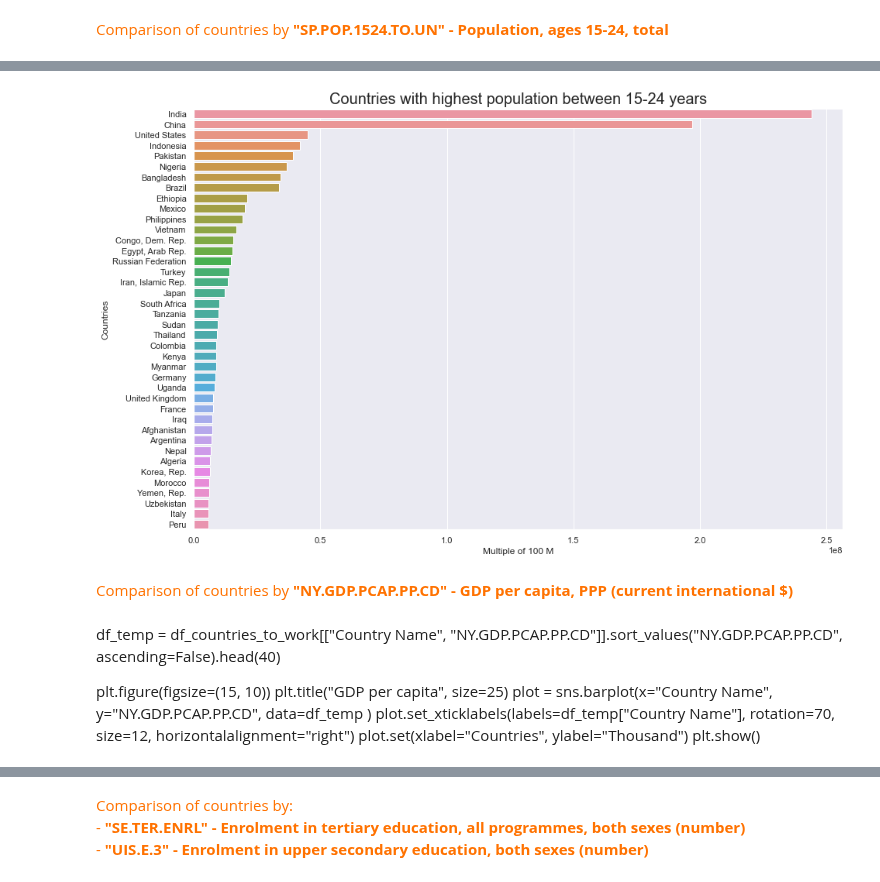
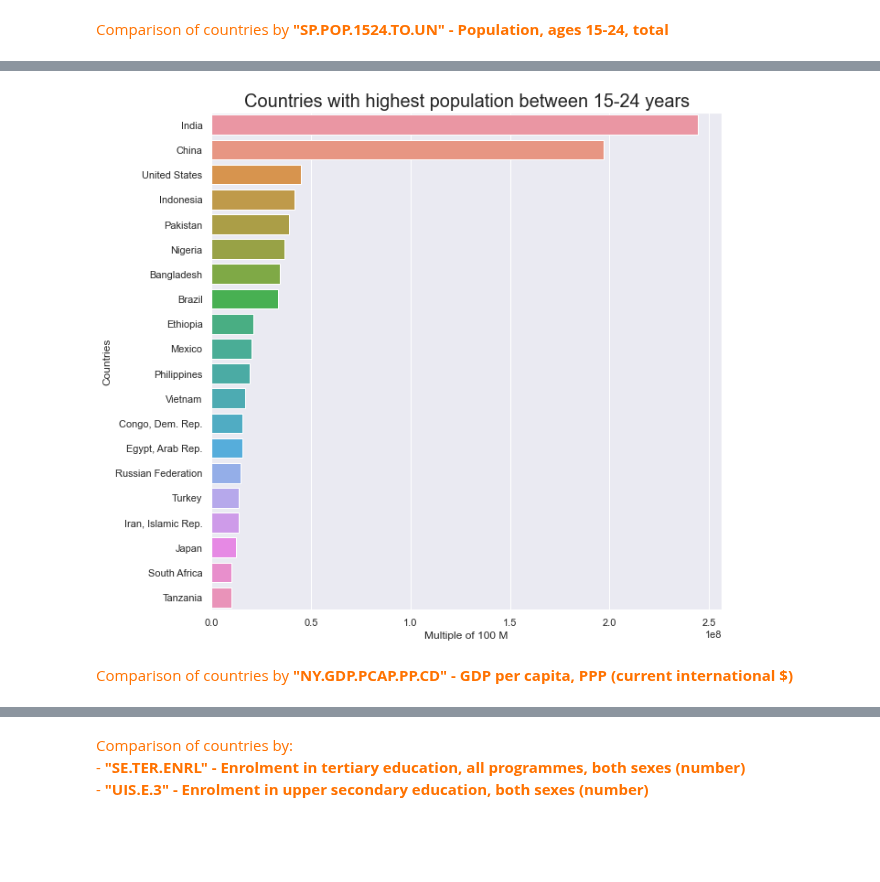
Before and after one commit to samirhinojosa/OC-P2-education-statistics, a Jupyter notebook: notebook.ipynb, the cells around one changed output, grey strips where cells are left out. Cells and saved outputs as stored; diff of their text form; code cells hidden in the pictures; blank space fills up the shorter version.

```diff
--- a/notebook.ipynb
+++ b/notebook.ipynb
@@ -1090,28 +1098,16 @@ plt.show()
 # %%
-plt.figure(figsize=(15, 10))
+plt.figure(figsize=(10, 10))
 plt.title("Countries with highest population between 15-24 years", size=20)
 plot = sns.barplot(x="SP.POP.1524.TO.UN",
                    y="Country Name",
-                   data=df_countries_to_work[["Country Name", "SP.POP.1524.TO.UN"]].sort_values("SP.POP.1524.TO.UN", ascending=False).head(40)
+                   data=df_countries_to_work[["Country Name", "SP.POP.1524.TO.UN"]].sort_values("SP.POP.1524.TO.UN", ascending=False).head(20)
 )
 plot.set(xlabel="Multiple of 100 M", ylabel="Countries")
 plt.rcParams["axes.labelsize"] = 12
 plt.show()
 # %% [output]
-[figure, old version]
+[figure, new version]
 # %% [markdown]
 <div style="color: RGB(255,114,0);">
    Comparison of countries by <strong>"NY.GDP.PCAP.PP.CD" - GDP per capita, PPP (current international $)</strong>
 </div>
-# %% [markdown]
-df_temp = df_countries_to_work[["Country Name", "NY.GDP.PCAP.PP.CD"]].sort_values("NY.GDP.PCAP.PP.CD", ascending=False).head(40)
-
-plt.figure(figsize=(15, 10))
-plt.title("GDP per capita", size=25)
-plot = sns.barplot(x="Country Name",
-                   y="NY.GDP.PCAP.PP.CD",
-                   data=df_temp
-)
-plot.set_xticklabels(labels=df_temp["Country Name"], rotation=70, size=12, horizontalalignment="right")
-plot.set(xlabel="Countries", ylabel="Thousand")
-plt.show()
```
Also changed, not shown: parts of 11 cells of this notebook.
